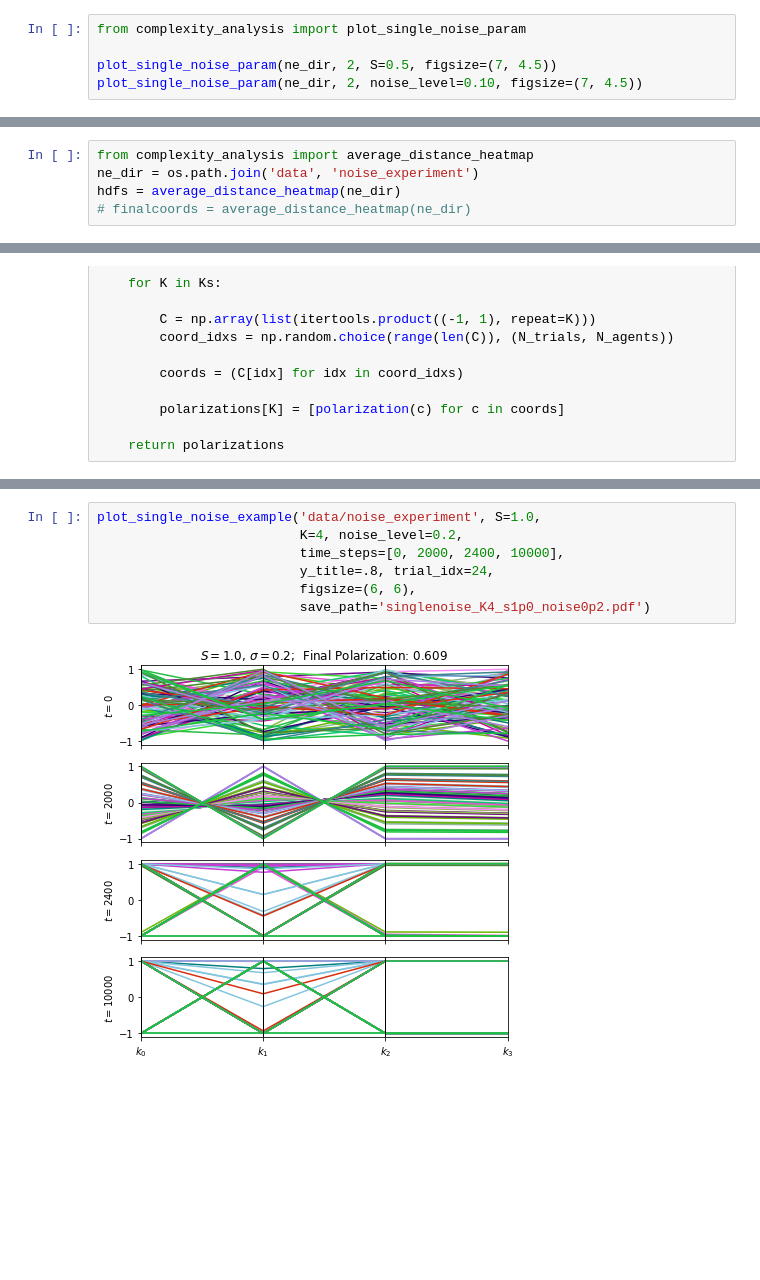
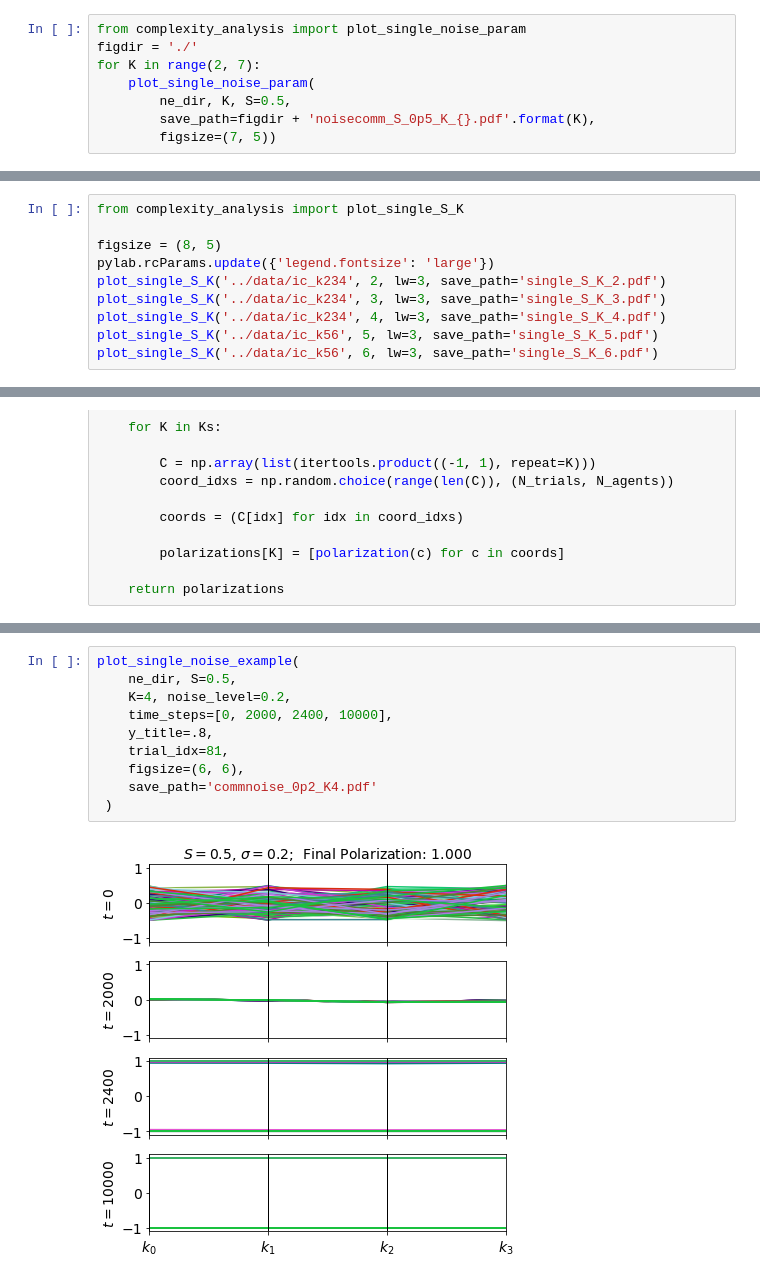
Before and after one commit to mt-digital/polarization, a Jupyter notebook: notebooks/Complexity Special Issue Supplement.ipynb, the cells around one changed output, grey strips where cells are left out. Saved outputs shown, nothing was run; the diff lists cells and outputs as text; blank space fills up the shorter version.

```diff
--- a/notebooks/Complexity Special Issue Supplement.ipynb
+++ b/notebooks/Complexity Special Issue Supplement.ipynb
@@ -293,7 +318,10 @@ Then to understand the distribution of final polarizations for each
 of these heatmap cells, we use a different function that makes Cartesian coordinate plots where either `noise level` or `S` is held constant and the other varies along the x-axis. In the examples below we will first hold $S$ at 0.5 and plot final polarization over noise levels. Then we will hold the noise level constant at 0.1 and observe nearly identical average final polarization, but with a considerable number of trials ending in high polarization.
 # %%
 from complexity_analysis import plot_single_noise_param
-
-plot_single_noise_param(ne_dir, 2, S=0.5, figsize=(7, 4.5))
-plot_single_noise_param(ne_dir, 2, noise_level=0.10, figsize=(7, 4.5))
+figdir = './'
+for K in range(2, 7):
+    plot_single_noise_param(
+        ne_dir, K, S=0.5,
+        save_path=figdir + 'noisecomm_S_0p5_K_{}.pdf'.format(K),
+        figsize=(7, 5))
 # %% [output]
@@ -304,7 +335,2 @@ plot_single_noise_param(ne_dir, 2, noise_level=0.10, figsize=(7, 4.5))
 
 With $K=5$, $S=0.5$ and $\sigma=0.1$ it appears that agents become extreme in their opinions, but with consensus. This would be an interesting result if it happened often. To evaluate this, I'm going to create a heatmap of average opinion distance from center. The maximum distance any two agents can be is always 2 because of the $1/K$ normalization in the distance measure, so there is no need to normalize again.
-# %%
-from complexity_analysis import average_distance_heatmap
-ne_dir = os.path.join('data', 'noise_experiment')
-hdfs = average_distance_heatmap(ne_dir)
-# finalcoords = average_distance_heatmap(ne_dir)
@@ -428,0 +429,10 @@ plot_single_S_K('data/ic_k234', 2, lw=3,
+# %%
+from complexity_analysis import plot_single_S_K
+
+figsize = (8, 5)
+pylab.rcParams.update({'legend.fontsize': 'large'})
+plot_single_S_K('../data/ic_k234', 2, lw=3, save_path='single_S_K_2.pdf')
+plot_single_S_K('../data/ic_k234', 3, lw=3, save_path='single_S_K_3.pdf')
+plot_single_S_K('../data/ic_k234', 4, lw=3, save_path='single_S_K_4.pdf')
+plot_single_S_K('../data/ic_k56', 5, lw=3, save_path='single_S_K_5.pdf')
+plot_single_S_K('../data/ic_k56', 6, lw=3, save_path='single_S_K_6.pdf')
@@ -628,9 +614,12 @@ Text(0.5,1,'Average polarization: 0.4999')
 # %%
-plot_single_noise_example('data/noise_experiment', S=1.0,
-                          K=4, noise_level=0.2,
-                          time_steps=[0, 2000, 2400, 10000],
-                          y_title=.8, trial_idx=24,
-                          figsize=(6, 6),
-                          save_path='singlenoise_K4_s1p0_noise0p2.pdf')
+plot_single_noise_example(
+    ne_dir, S=0.5,
+    K=4, noise_level=0.2,
+    time_steps=[0, 2000, 2400, 10000],
+    y_title=.8,
+    trial_idx=81,
+    figsize=(6, 6),
+    save_path='commnoise_0p2_K4.pdf'
+ )
 # %% [output]
-[figure, old version]
+[figure, new version]
```
Also changed, not shown: parts of 31 cells of this notebook, 5 other files.
